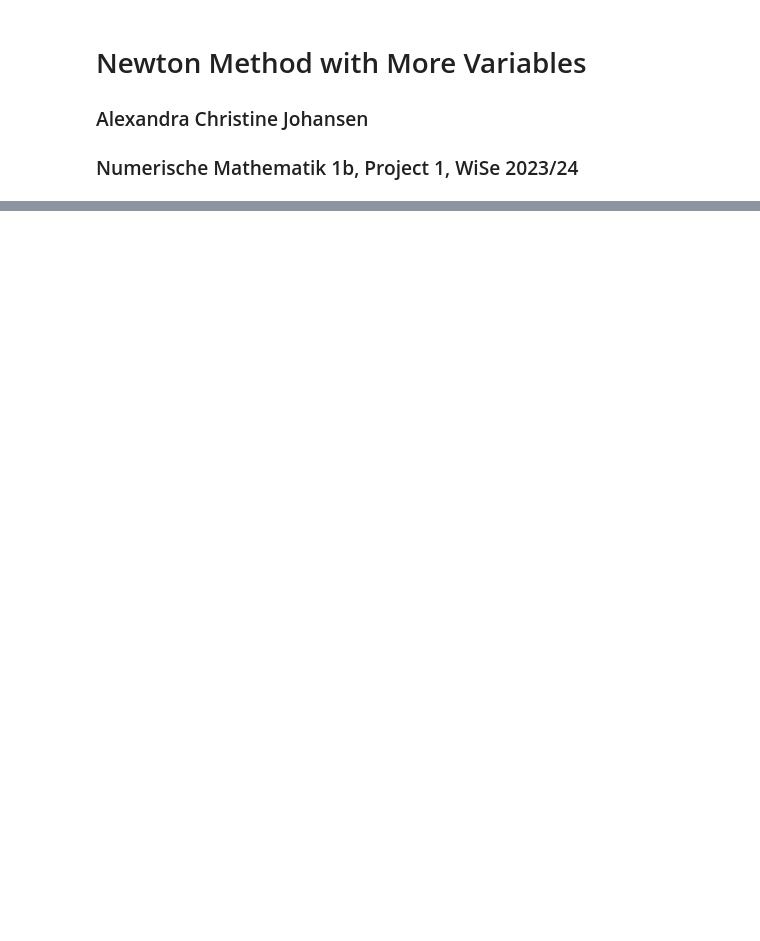
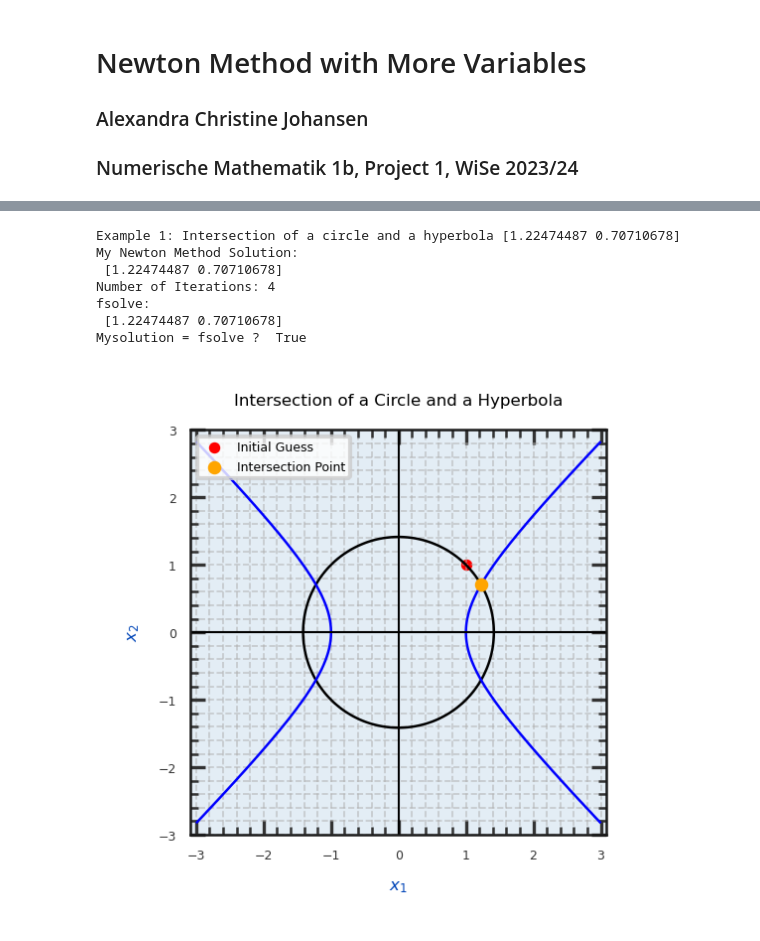
Before and after one commit to alex5523/num1b_p1, a Jupyter notebook: Abgabe/Newton_with_more_variables_Johansen_Num1b_P1.ipynb, the cells around one changed output, grey strips where cells are left out. Saved outputs shown, nothing was run; the diff lists cells and outputs as text; code cells hidden in the pictures; blank space fills up the shorter version.

```diff
--- a/Abgabe/Newton_with_more_variables_Johansen_Num1b_P1.ipynb
+++ b/Abgabe/Newton_with_more_variables_Johansen_Num1b_P1.ipynb
@@ -27,5 +11,12 @@ ImportError: cannot import name 'plot_intersection' from partially initialized m
 # %%
-# Example 1: Hyperbola and circle
-x1_vals = np.linspace(-3, 3, 400)
-x2_vals = np.linspace(-3, 3, 400)
-plot_intersection(ex.f1, ex.J1, [1.0, 1.0], 'Intersection of a Circle and a Hyperbola', x1_vals, x2_vals)
+# Example 1: Intersection of hyperbola and circle
+ex1()
+# %% [output]
+Example 1: Intersection of a circle and a hyperbola [1.22474487 0.70710678]
+My Newton Method Solution:
+ [1.22474487 0.70710678]
+Number of Iterations: 4
+fsolve:
+ [1.22474487 0.70710678]
+Mysolution = fsolve ?  True
+[figure, added]
```
Also changed, not shown: parts of 5 cells of this notebook, 3 other files.
